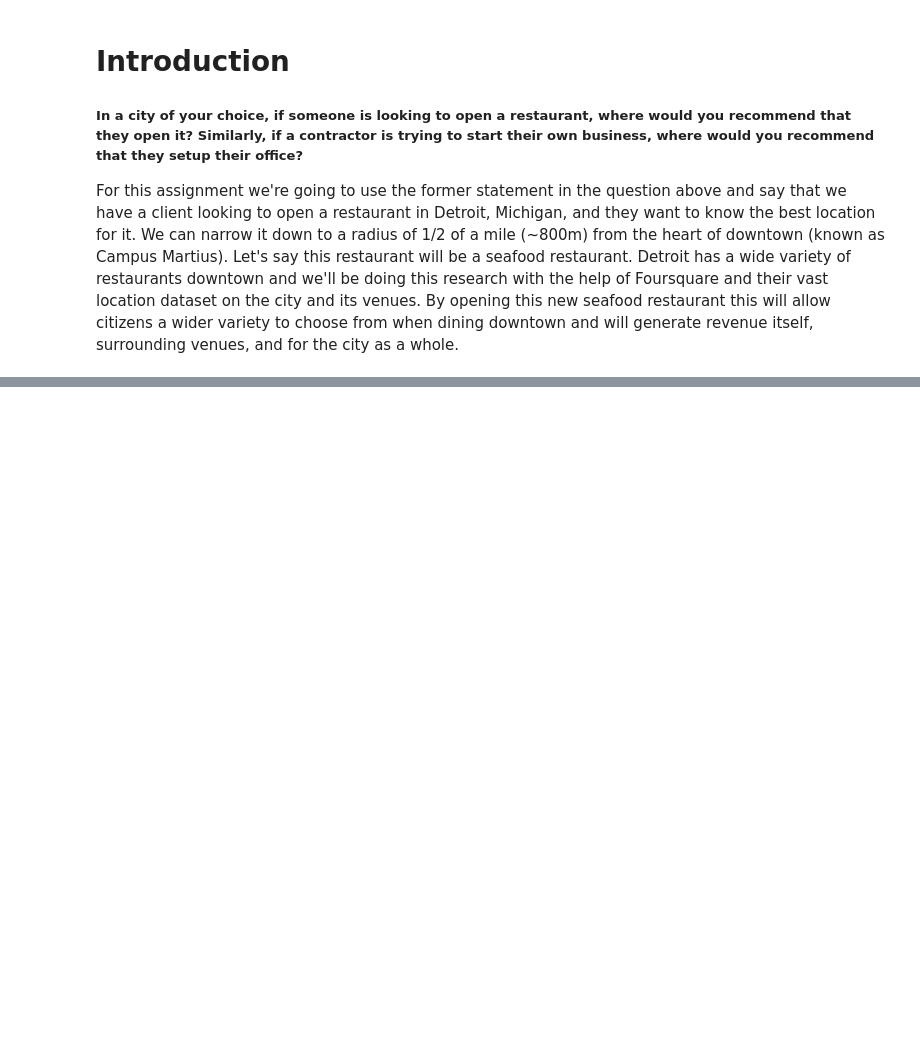
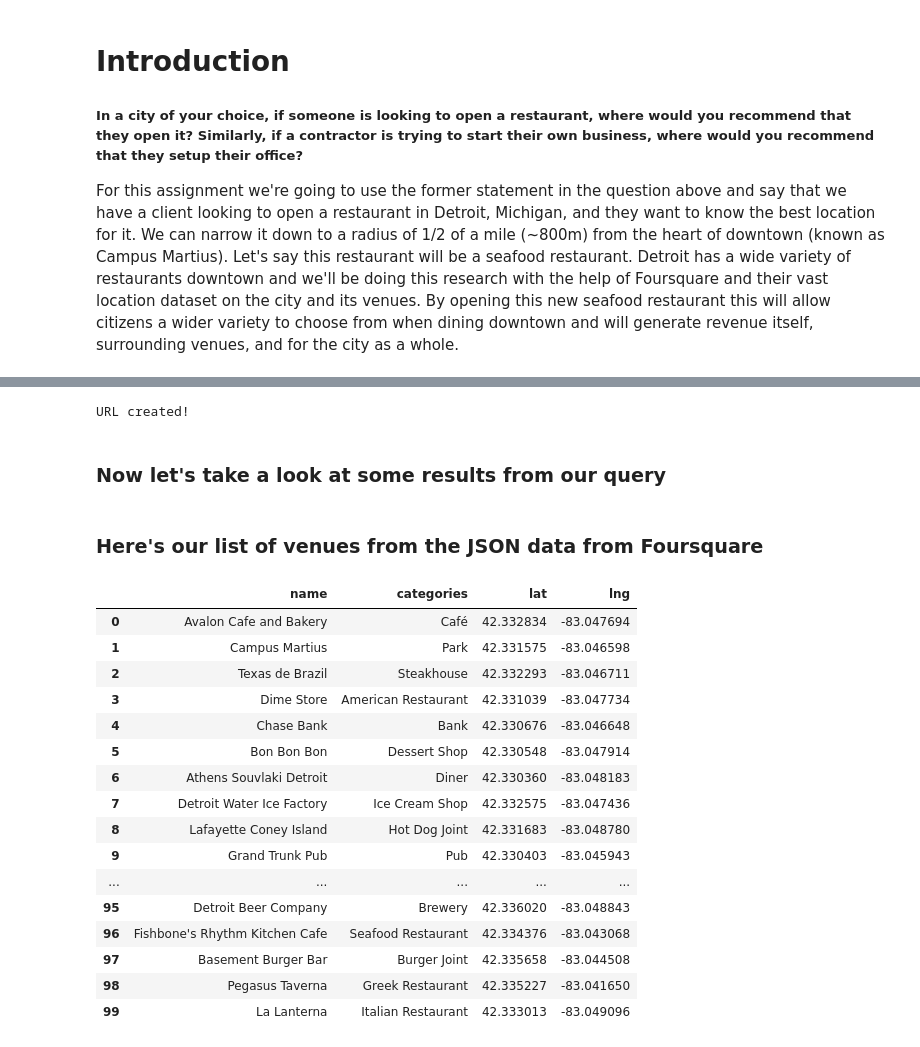
Before and after one commit to mike-fornoff/Battle-of-the-Neighborhoods, a Jupyter notebook: Battle of the Neighborhoods.ipynb, the cells around one changed output, grey strips where cells are left out. Saved outputs shown, nothing was run; the diff lists cells and outputs as text; code cells hidden in the pictures; blank space fills up the shorter version.

```diff
--- a/Battle of the Neighborhoods.ipynb
+++ b/Battle of the Neighborhoods.ipynb
@@ -36,0 +65,76 @@ From all the above data we'll then be able to collect a whole bunch of informati
+# %%
+address = 'Detroit, MI'
+Campus_lat = 42.3318
+Campus_lon = -83.0466
+radius = 800
+LIMIT = 500
+
+CLIENT_ID = 'OCSANRSKD4JUKC0SNU3OEVYHVDTTYZH0APEJ512LT2ORO5BG' # your Foursquare ID
+CLIENT_SECRET = 'HTWUBMYI1HGF3QLBWECH0MU4IXDC2PE5FEC50S0FPI0D0TRL' # your Foursquare Secret
+VERSION = '20180605' # Foursquare API version
+
+url = 'https://api.foursquare.com/v2/venues/explore?&client_id={}&client_secret={}&v={}&ll={},{}&radius={}&limit={}'.format(
+  CLIENT_ID,
+  CLIENT_SECRET,
+  VERSION,
+  Campus_lat,
+  Campus_lon,
+  radius,
+  LIMIT)
+
+print('URL created!')
+# %% [output]
+URL created!
+# %% [markdown]
+### Now let's take a look at some results from our query
+# %%
+results = requests.get(url).json()
+#results
+# %%
+# function that extracts the category of the venue
+def get_category_type(row):
+    try:
+        categories_list = row['categories']
+    except:
+        categories_list = row['venue.categories']
+
+    if len(categories_list) == 0:
+        return None
+    else:
+        return categories_list[0]['name']
+# %% [markdown]
+### Here's our list of venues from the JSON data from Foursquare
+# %%
+venues = results['response']['groups'][0]['items']
+
+nearby_venues = json_normalize(venues) # flatten JSON
+
+# filter columns
+filtered_columns = ['venue.name', 'venue.categories', 'venue.location.lat', 'venue.location.lng']
+nearby_venues =nearby_venues.loc[:, filtered_columns]
+
+# filter the category for each row
+nearby_venues['venue.categories'] = nearby_venues.apply(get_category_type, axis=1)
+
+# clean columns
+nearby_venues.columns = [col.split(".")[-1] for col in nearby_venues.columns]
+
+nearby_venues
+# %% [output]
+|  | name | categories | lat | lng |
+| 0 | Avalon Cafe and Bakery | Café | 42.332834 | -83.047694 |
+| 1 | Campus Martius | Park | 42.331575 | -83.046598 |
+| 2 | Texas de Brazil | Steakhouse | 42.332293 | -83.046711 |
+| 3 | Dime Store | American Restaurant | 42.331039 | -83.047734 |
+| 4 | Chase Bank | Bank | 42.330676 | -83.046648 |
+| 5 | Bon Bon Bon | Dessert Shop | 42.330548 | -83.047914 |
+| 6 | Athens Souvlaki Detroit | Diner | 42.330360 | -83.048183 |
+| 7 | Detroit Water Ice Factory | Ice Cream Shop | 42.332575 | -83.047436 |
+| 8 | Lafayette Coney Island | Hot Dog Joint | 42.331683 | -83.048780 |
+| 9 | Grand Trunk Pub | Pub | 42.330403 | -83.045943 |
+| ... | ... | ... | ... | ... |
+| 95 | Detroit Beer Company | Brewery | 42.336020 | -83.048843 |
+| 96 | Fishbone's Rhythm Kitchen Cafe | Seafood Restaurant | 42.334376 | -83.043068 |
+| 97 | Basement Burger Bar | Burger Joint | 42.335658 | -83.044508 |
+| 98 | Pegasus Taverna | Greek Restaurant | 42.335227 | -83.041650 |
+| 99 | La Lanterna | Italian Restaurant | 42.333013 | -83.049096 |
```
Also changed, not shown: parts of 36 cells of this notebook.
